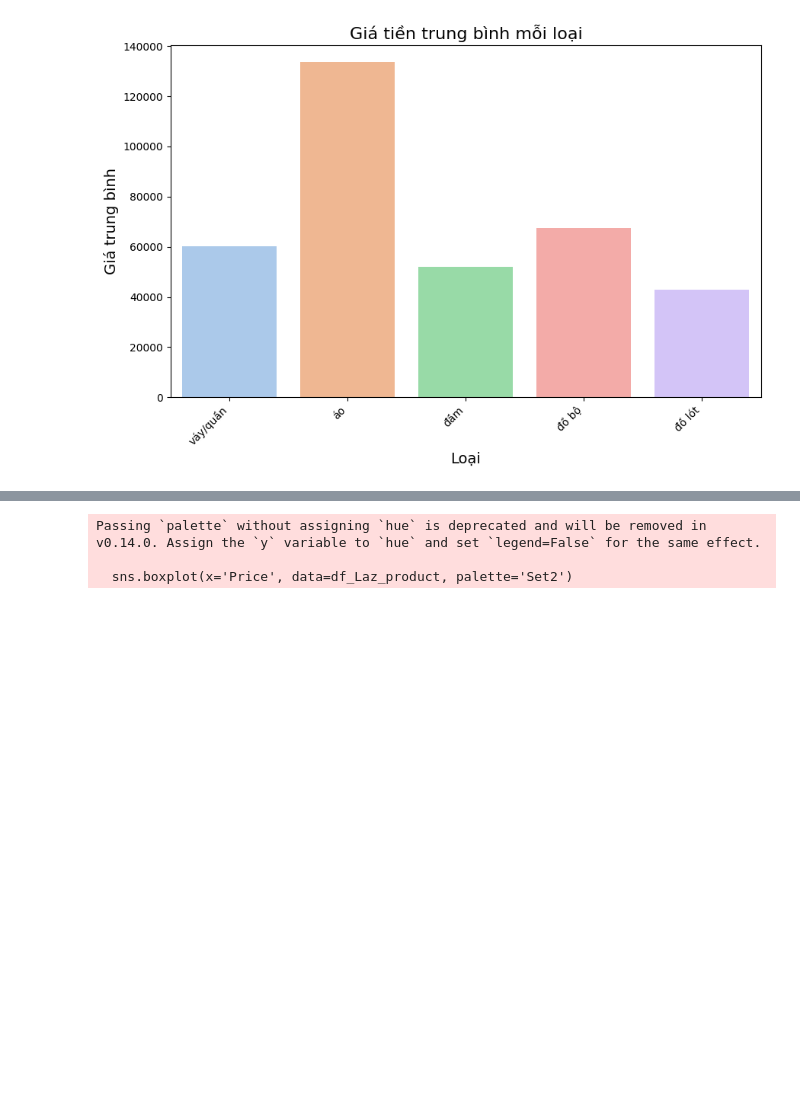
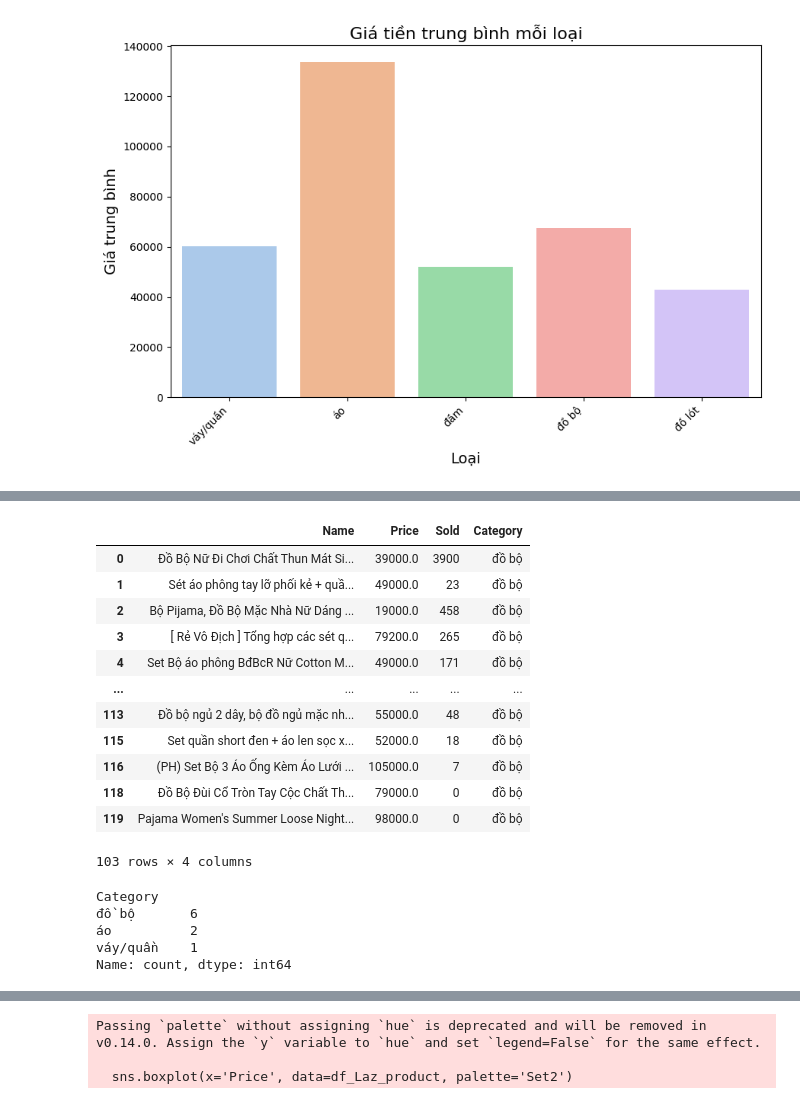
Before and after one commit to tathithienthanh/WomenFashionProductRecommendationSystem, a Jupyter notebook: Untitled.ipynb, the cells around one changed output, grey strips where cells are left out. Cells and saved outputs as stored; diff of their text form; code cells hidden in the pictures; blank space fills up the shorter version.

Commit message:
Update the analysis of Lazada products

```diff
--- a/Untitled.ipynb
+++ b/Untitled.ipynb
@@ -941,0 +970,24 @@ Passing `palette` without assigning `hue` is deprecated and will be removed in v
+# %%
+df_Laz_product[(df_Laz_product['Category'] == 'đồ bộ') & (df_Laz_product['Price'] <= 150000)][['Name', 'Price', 'Sold', 'Category']]
+# %% [output]
+|  | Name | Price | Sold | Category |
+| 0 | Đồ Bộ Nữ Đi Chơi Chất Thun Mát Si... | 39000.0 | 3900 | đồ bộ |
+| 1 | Sét áo phông tay lỡ phối kẻ + quầ... | 49000.0 | 23 | đồ bộ |
+| 2 | Bộ Pijama, Đồ Bộ Mặc Nhà Nữ Dáng ... | 19000.0 | 458 | đồ bộ |
+| 3 | [ Rẻ Vô Địch ] Tổng hợp các sét q... | 79200.0 | 265 | đồ bộ |
+| 4 | Set Bộ áo phông BđBcR Nữ Cotton M... | 49000.0 | 171 | đồ bộ |
+| ... | ... | ... | ... | ... |
+| 113 | Đồ bộ ngủ 2 dây, bộ đồ ngủ mặc nh... | 55000.0 | 48 | đồ bộ |
+| 115 | Set quần short đen + áo len sọc x... | 52000.0 | 18 | đồ bộ |
+| 116 | (PH) Set Bộ 3 Áo Ống Kèm Áo Lưới ... | 105000.0 | 7 | đồ bộ |
+| 118 | Đồ Bộ Đùi Cổ Tròn Tay Cộc Chất Th... | 79000.0 | 0 | đồ bộ |
+| 119 | Pajama Women's Summer Loose Night... | 98000.0 | 0 | đồ bộ |
+103 rows × 4 columns
+# %%
+df_Laz_product[df_Laz_product['Price'] > 150000]['Category'].value_counts()
+# %% [output]
+Category
+đồ bộ       6
+áo          2
+váy/quần    1
+Name: count, dtype: int64
```
Also changed, not shown: parts of 11 cells of this notebook, 1 other file.
